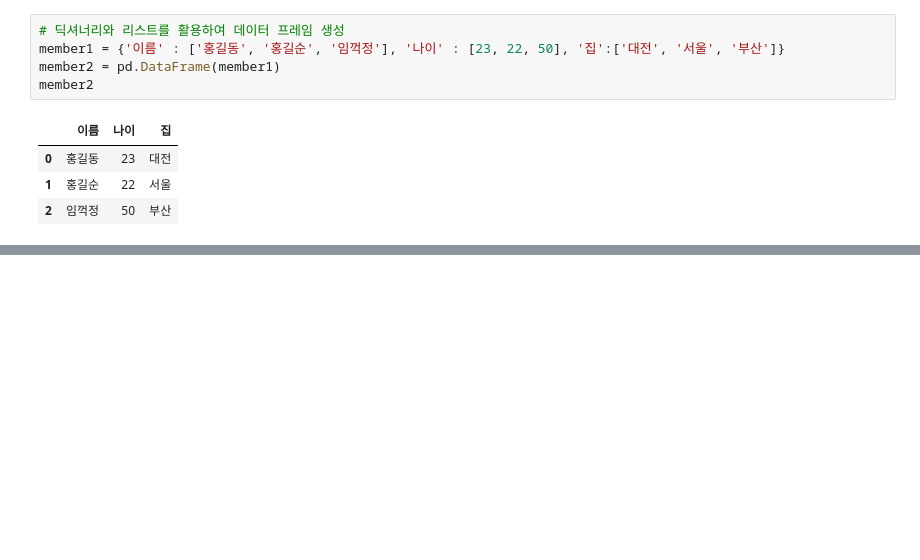
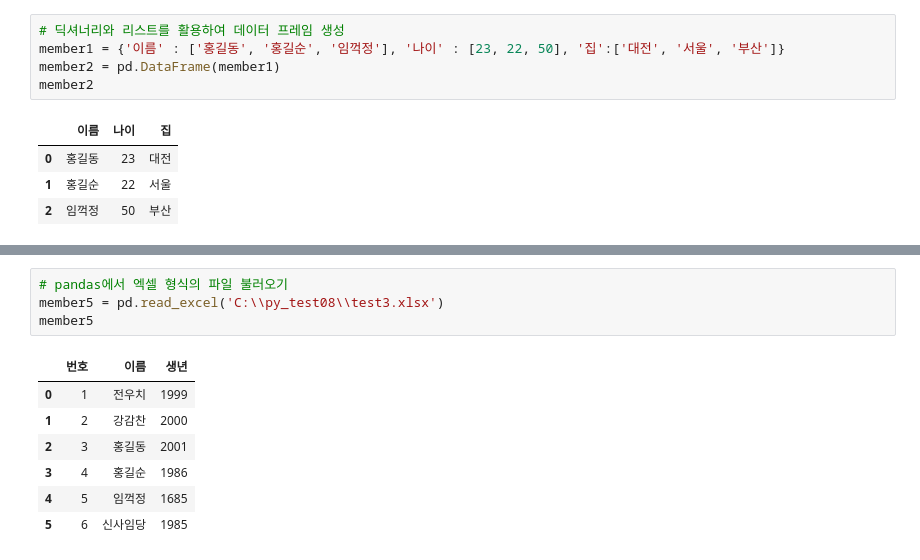
Before and after one commit to hyestar/py202208, a Jupyter notebook: 시각화연습.ipynb, the cells around one changed output, grey strips where cells are left out. Cells and saved outputs as stored; diff of their text form; blank space fills up the shorter version.

Commit message:
pandas 기본2, 시각화 추가

```diff
--- a/시각화연습.ipynb
+++ b/시각화연습.ipynb
@@ -201,0 +270,12 @@ member2
+# %%
+# pandas에서 엑셀 형식의 파일 불러오기
+member5 = pd.read_excel('C:\\py_test08\\test3.xlsx')
+member5
+# %% [output]
+|  | 번호 | 이름 | 생년 |
+| 0 | 1 | 전우치 | 1999 |
+| 1 | 2 | 강감찬 | 2000 |
+| 2 | 3 | 홍길동 | 2001 |
+| 3 | 4 | 홍길순 | 1986 |
+| 4 | 5 | 임꺽정 | 1685 |
+| 5 | 6 | 신사임당 | 1985 |
```
Also changed, not shown: parts of 8 cells of this notebook, 1 other file.
